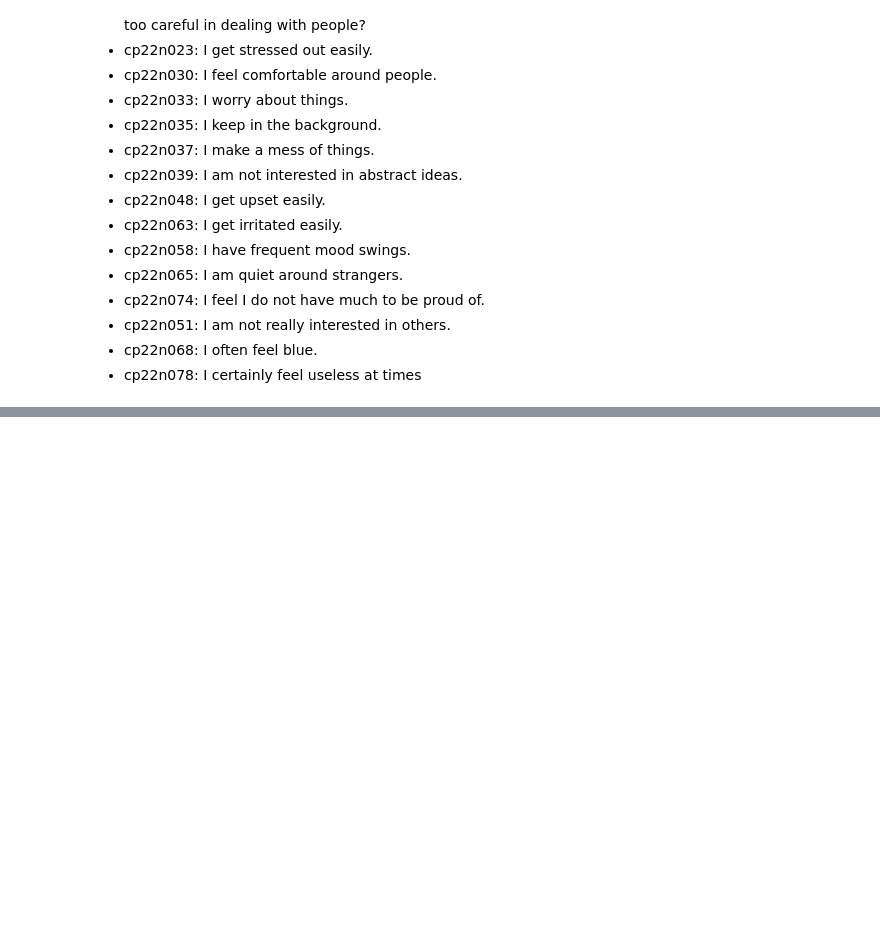
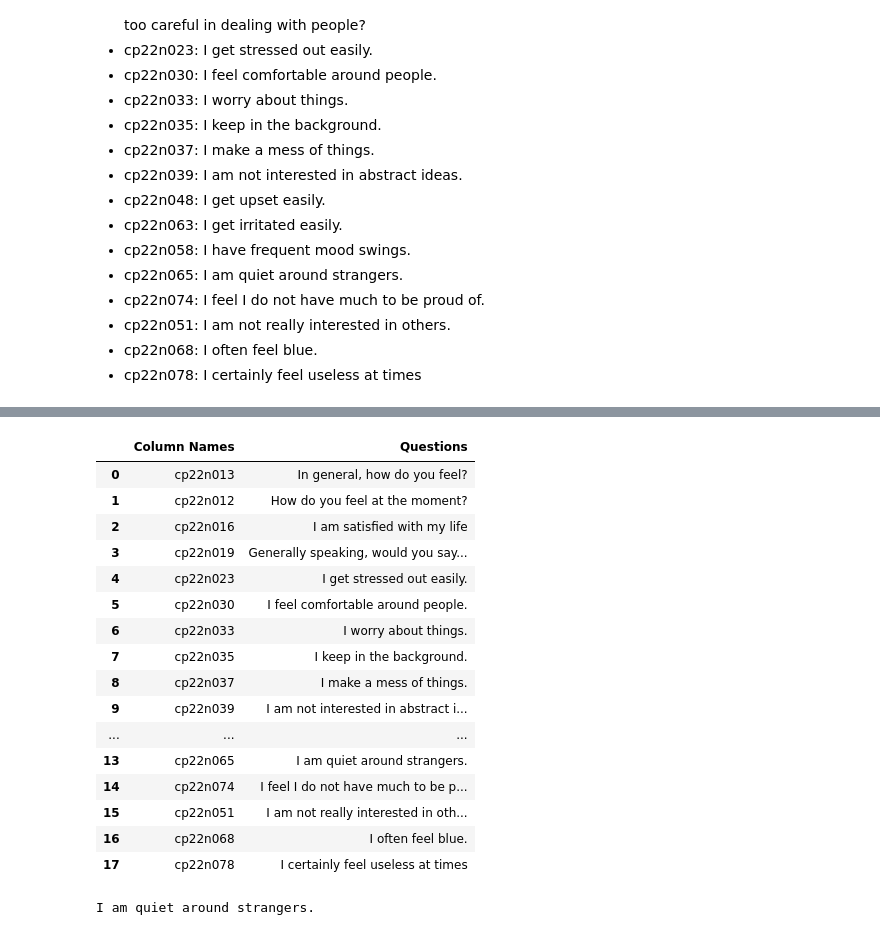
Before and after one commit to mintesnot96/Omdena-amsterdam-risks-of-loneliness, a Jupyter notebook: amsterdam-netherlands-risks-of-loneliness-task-2-data-processing.ipynb, the cells around one changed output, grey strips where cells are left out. Drawn from its saved outputs; the diff is of its cells as text; code cells hidden in the pictures; blank space fills up the shorter version.

```diff
--- a/amsterdam-netherlands-risks-of-loneliness-task-2-data-processing.ipynb
+++ b/amsterdam-netherlands-risks-of-loneliness-task-2-data-processing.ipynb
@@ -196,0 +197,39 @@ plt.show()
+# %%
+data = {'Column Names': ['cp22n013', 'cp22n012', 'cp22n016', 'cp22n019', 'cp22n023', 'cp22n030', 'cp22n033', 'cp22n035',
+                         'cp22n037', 'cp22n039', 'cp22n048', 'cp22n063', 'cp22n058', 'cp22n065', 'cp22n074', 'cp22n051',
+                         'cp22n068', 'cp22n078'],
+        'Questions': ['In general, how do you feel?', 'How do you feel at the moment?', 'I am satisfied with my life',
+                      'Generally speaking, would you say that most people can be trusted, or that you can’t be too careful in dealing with people?',
+                      'I get stressed out easily.', 'I feel comfortable around people.', 'I worry about things.',
+                      'I keep in the background.', 'I make a mess of things.', 'I am not interested in abstract ideas.',
+                      'I get upset easily.', 'I get irritated easily.', 'I have frequent mood swings.', 'I am quiet around strangers.',
+                      'I feel I do not have much to be proud of.', 'I am not really interested in others.', 'I often feel blue.',
+                      'I certainly feel useless at times']
+        }
+
+Column_disc = pd.DataFrame(data)
+Column_disc
+# %% [output]
+|  | Column Names | Questions |
+| 0 | cp22n013 | In general, how do you feel? |
+| 1 | cp22n012 | How do you feel at the moment? |
+| 2 | cp22n016 | I am satisfied with my life |
+| 3 | cp22n019 | Generally speaking, would you say... |
+| 4 | cp22n023 | I get stressed out easily. |
+| 5 | cp22n030 | I feel comfortable around people. |
+| 6 | cp22n033 | I worry about things. |
+| 7 | cp22n035 | I keep in the background. |
+| 8 | cp22n037 | I make a mess of things. |
+| 9 | cp22n039 | I am not interested in abstract i... |
+| ... | ... | ... |
+| 13 | cp22n065 | I am quiet around strangers. |
+| 14 | cp22n074 | I feel I do not have much to be p... |
+| 15 | cp22n051 | I am not really interested in oth... |
+| 16 | cp22n068 | I often feel blue. |
+| 17 | cp22n078 | I certainly feel useless at times |
+# %%
+column_name = "cp22n065"
+question = Column_disc.loc[Column_disc['Column Names'] == column_name, 'Questions'].iloc[0]
+print(question)
+# %% [output]
+I am quiet around strangers.
```
Also changed, not shown: parts of 3 cells of this notebook.
